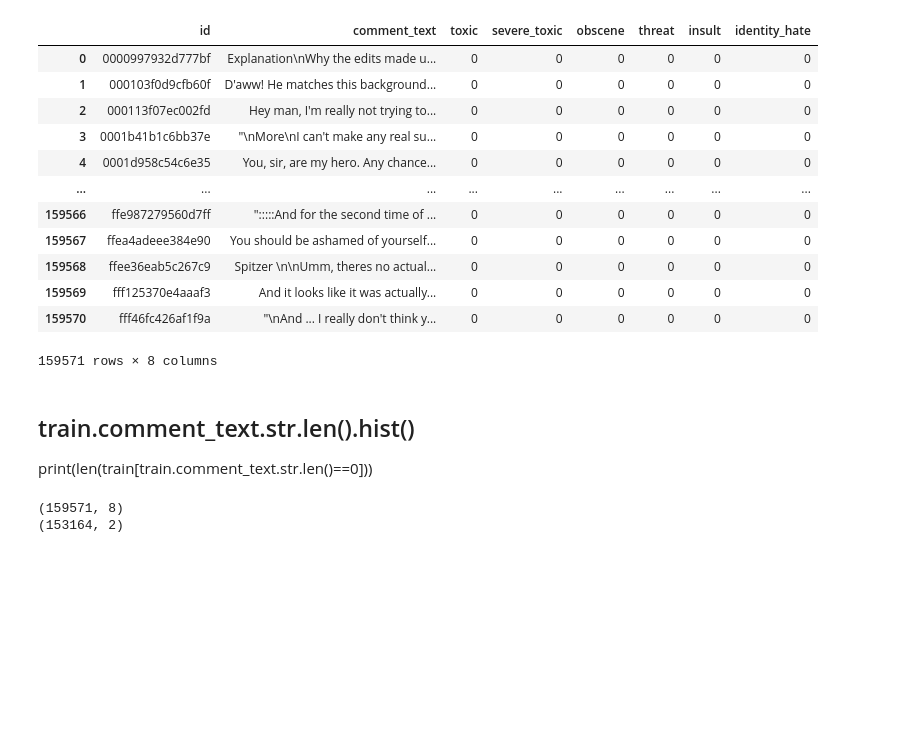
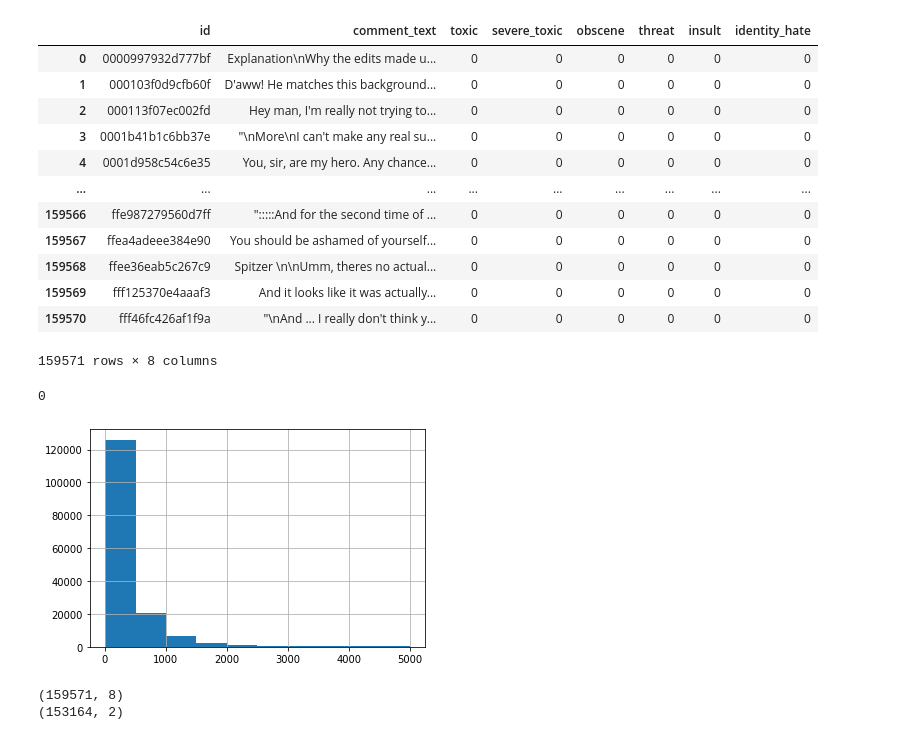
Before and after one commit to Fiiction/Toxic-Comment-Classification-Challenge-Kaggle, a Jupyter notebook: Toxic_Comment_Classification_(NB-SVM).ipynb, the cells around one changed output. Cells and saved outputs as stored; diff of their text form; code cells hidden in the pictures; blank space fills up the shorter version.

```diff
--- a/Toxic_Comment_Classification_(NB-SVM).ipynb
+++ b/Toxic_Comment_Classification_(NB-SVM).ipynb
@@ -44,9 +44,12 @@ train
 | 159569 | fff125370e4aaaf3 | And it looks like it was actually... | 0 | 0 | 0 | 0 | 0 | 0 |
 | 159570 | fff46fc426af1f9a | "\nAnd ... I really don't think y... | 0 | 0 | 0 | 0 | 0 | 0 |
 159571 rows × 8 columns
-# %% [markdown]
-## train.comment_text.str.len().hist()
-print(len(train[train.comment_text.str.len()==0]))
+# %%
+train.comment_text.str.len().hist()
+print(len(train[train.comment_text.str.len()==0]))
+# %% [output]
+0
+[figure, added]
 # %%
 print(train.shape)
 print(test.shape)
```
Also changed, not shown: parts of 7 cells of this notebook.
